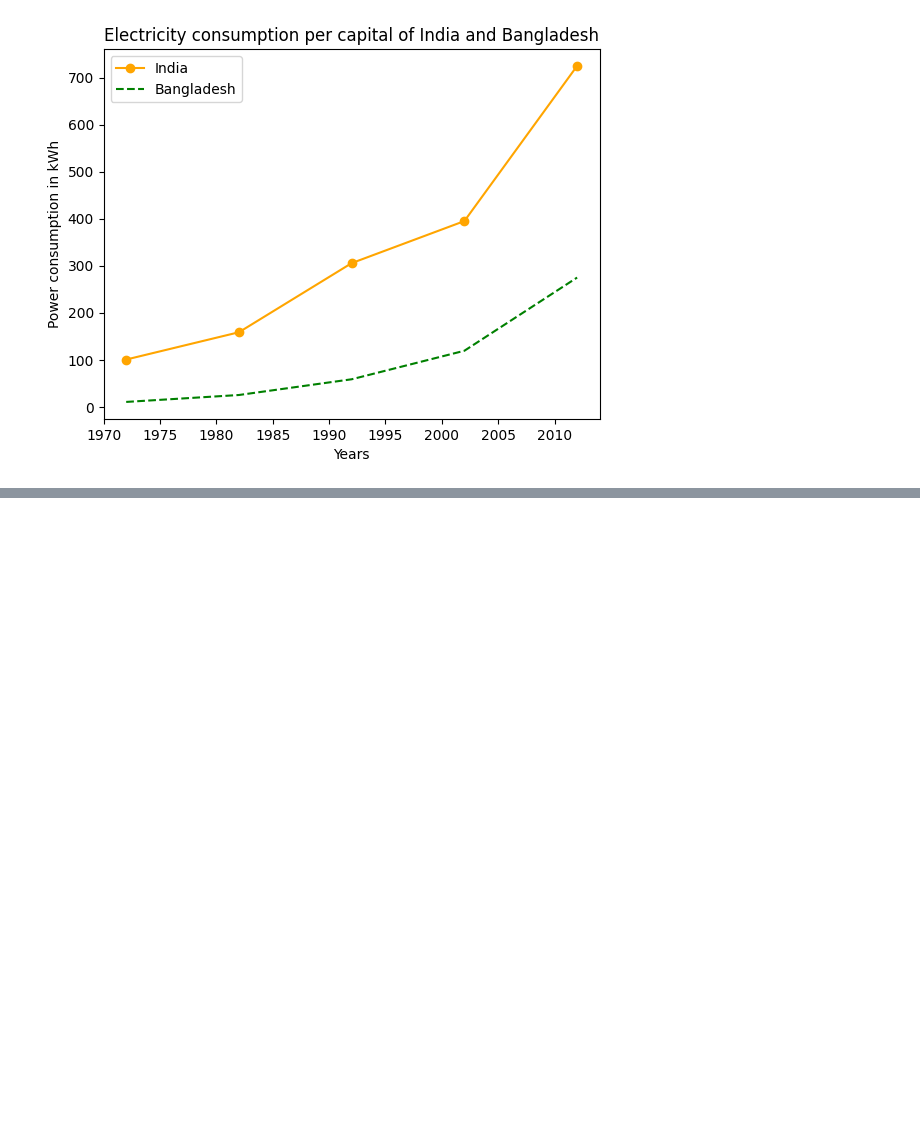
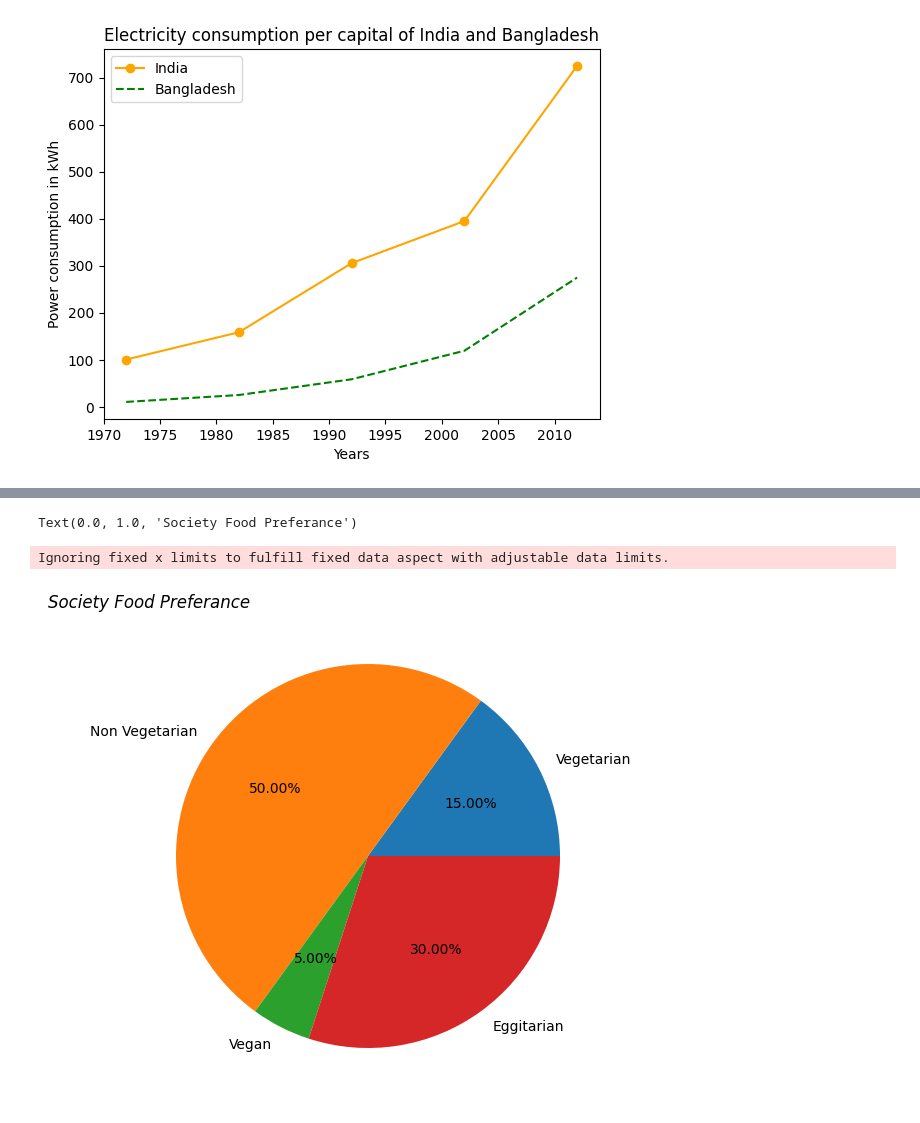
Before and after one commit to VB-Python/FundamentosPython_10793_2-AT, a Jupyter notebook: FT16/FT16.ipynb, the cells around one changed output, grey strips where cells are left out. Cells and saved outputs as stored; diff of their text form; code cells hidden in the pictures; blank space fills up the shorter version.

```diff
--- a/FT16/FT16.ipynb
+++ b/FT16/FT16.ipynb
@@ -76,0 +121,15 @@ plt.show()
+# %%
+foodPreferance = ['Vegetarian', 'Non Vegetarian', 'Vegan', 'Eggitarian']
+consumers = [30,100,10,60]
+fig = plt.figure()
+ax = fig.add_axes([0,0,1,1])
+ax.axis('equal')
+ax.pie(consumers, labels = foodPreferance,
+ autopct='%1.2f%%')
+plt.title(label="Society Food Preferance",
+ loc="left",
+ fontstyle='italic')
+# %% [output]
+Text(0.0, 1.0, 'Society Food Preferance')
+Ignoring fixed x limits to fulfill fixed data aspect with adjustable data limits.
+[figure, added]
```
Also changed, not shown: parts of 28 cells of this notebook.
